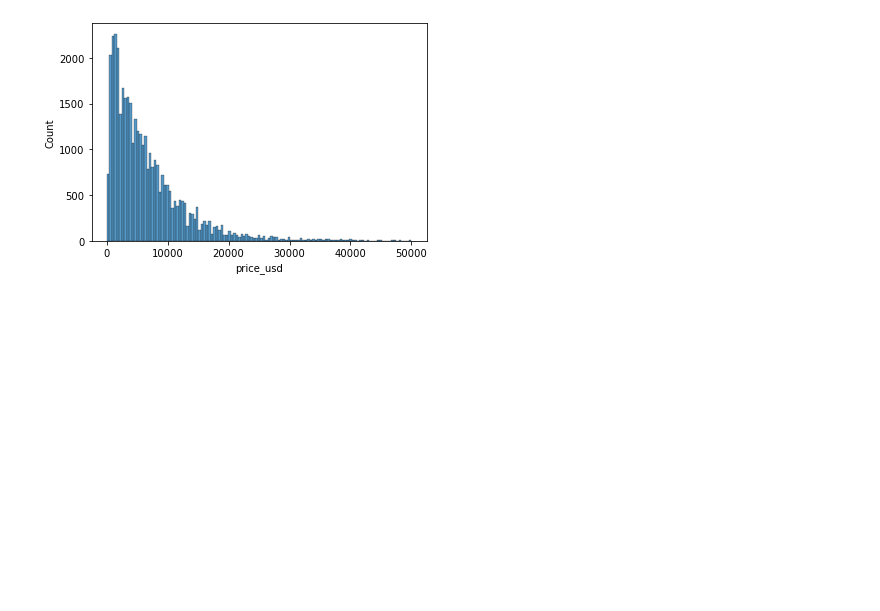
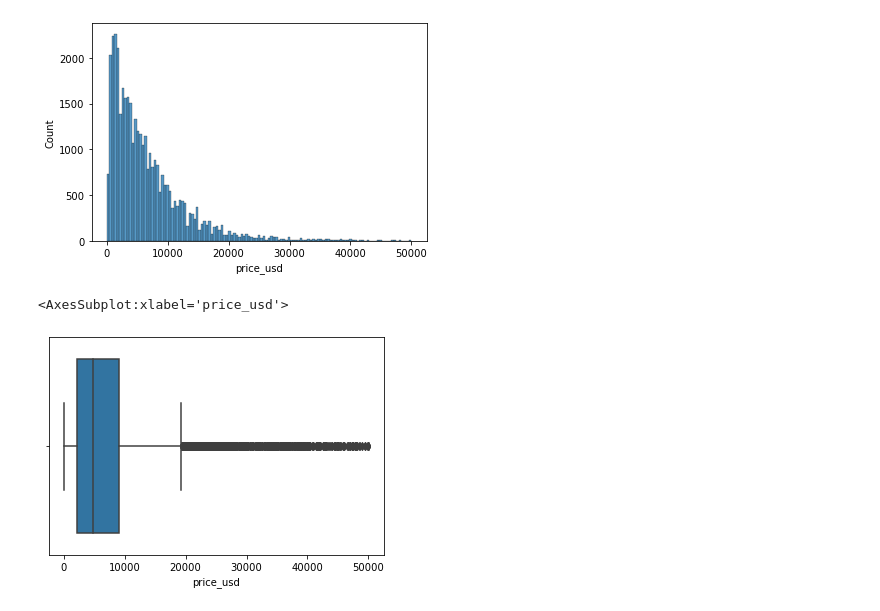
Before and after one commit to jhonjoya/statistics-platzi, a Jupyter notebook: [C10]_Medidas_de_dispersion.ipynb, the cells around one changed output. Drawn from its saved outputs; the diff is of its cells as text; code cells hidden in the pictures; blank space fills up the shorter version.

Commit message:
Agregadas visualizaciones

```diff
--- a/[C10]_Medidas_de_dispersion.ipynb
+++ b/[C10]_Medidas_de_dispersion.ipynb
@@ -76,3 +76,8 @@ sns.histplot(df['price_usd'])
 # %% [output]
 <AxesSubplot:xlabel='price_usd', ylabel='Count'>
 [figure]
+# %%
+sns.boxplot(df['price_usd'])
+# %% [output]
+<AxesSubplot:xlabel='price_usd'>
+[figure, added]
```
Also changed, not shown: parts of 1 cell of this notebook, 3 other files.
